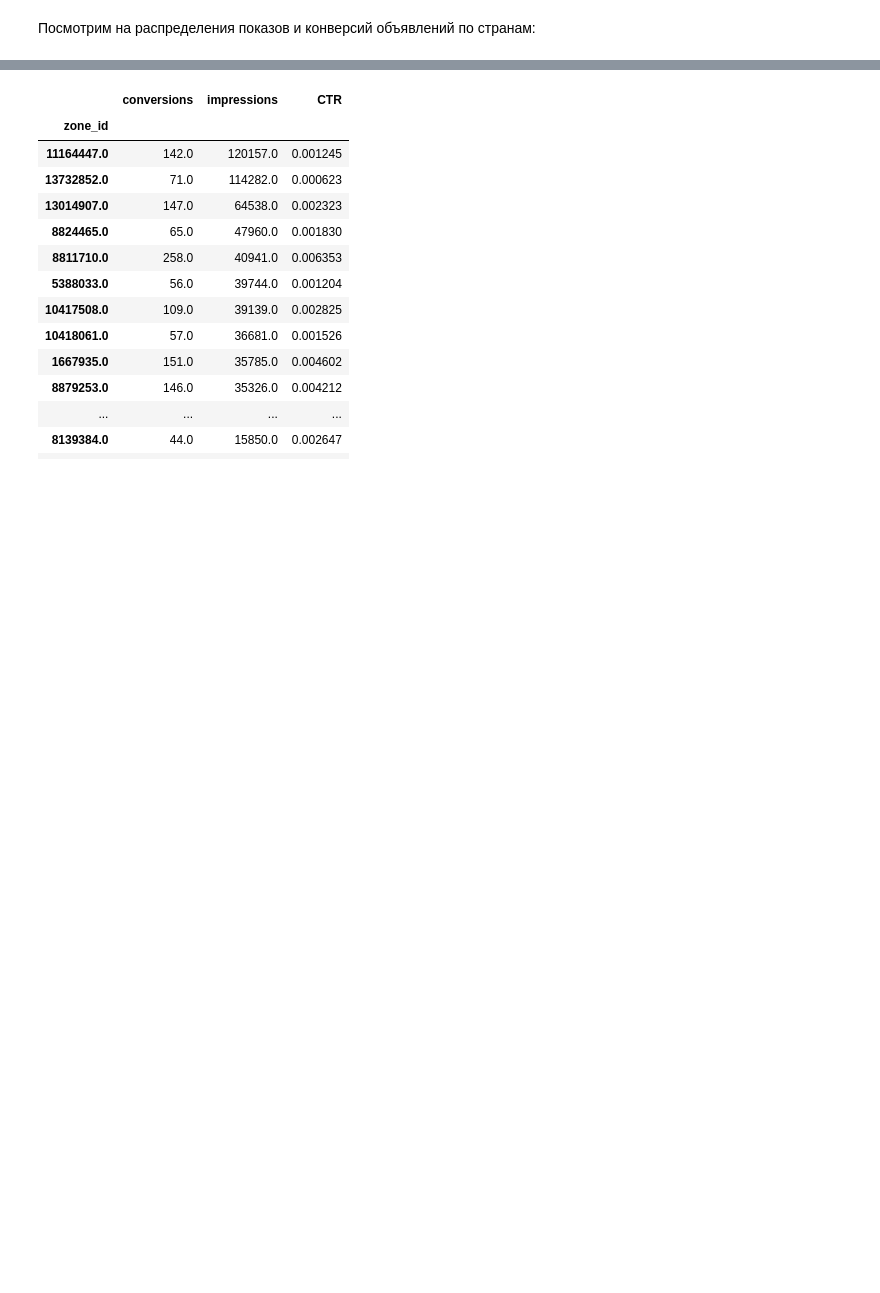
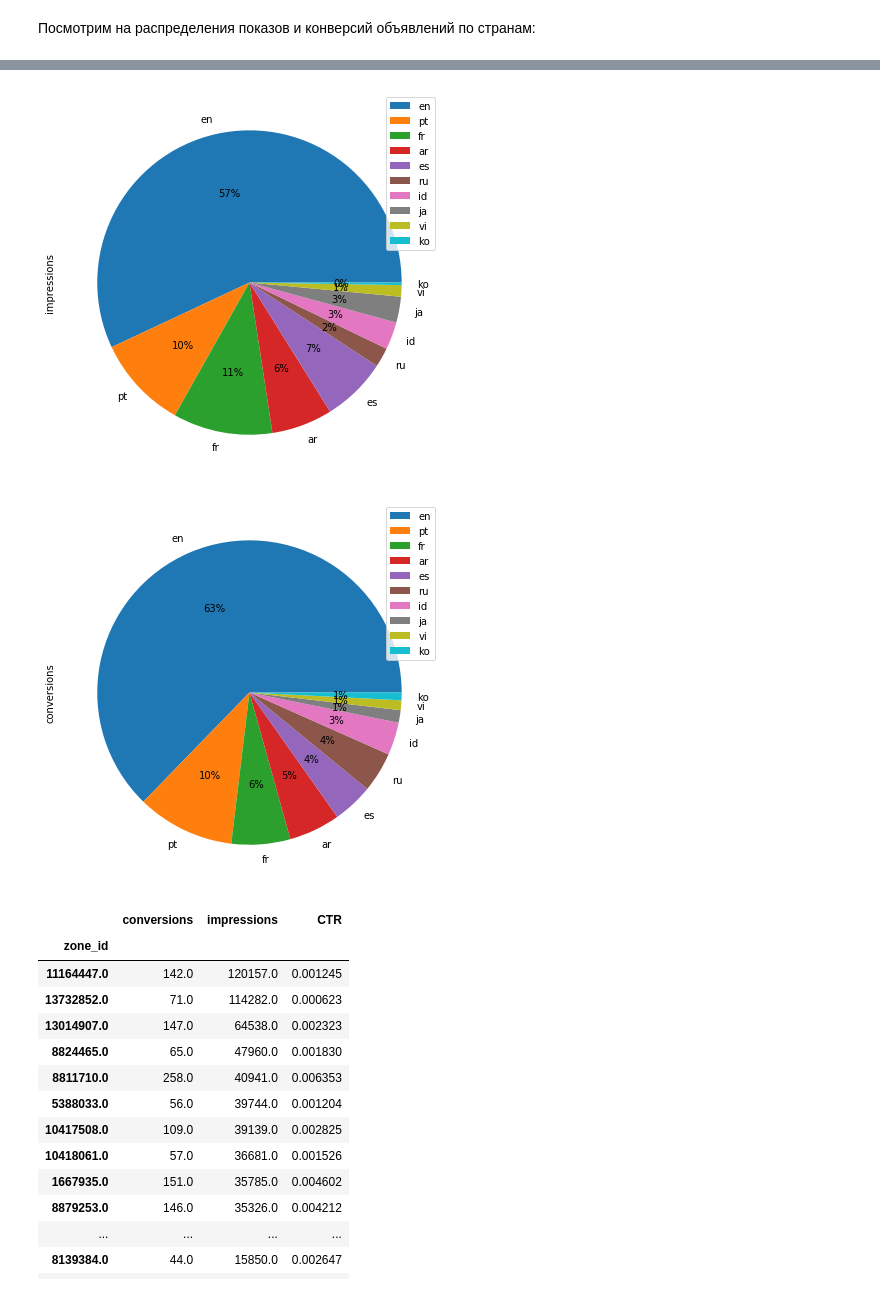
Before and after one commit to dmitrydonchenko/ctr_pred, a Jupyter notebook: estimate_feature_importances.ipynb, the cells around one changed output, grey strips where cells are left out. Cells and saved outputs as stored; diff of their text form; code cells hidden in the pictures; blank space fills up the shorter version.

```diff
--- a/estimate_feature_importances.ipynb
+++ b/estimate_feature_importances.ipynb
@@ -346,3 +344,9 @@ lang_conversions.head(10).plot(kind = 'pie', subplots = True);
+# %%
+lang_conversions.head(10).plot(kind = 'pie', y = 'impressions', figsize = (7, 7), autopct='%1.0f%%');
+lang_conversions.head(10).plot(kind = 'pie', y = 'conversions', figsize = (7, 7), autopct='%1.0f%%');
+# %% [output]
+[figure, added]
+[figure, added]
 # %%
 source_df.groupby('zone_id').aggregate({'conversions' : 'sum', 'impressions' : 'sum', 'CTR' : 'mean'}).sort_values(by = 'impressions', ascending = False).head(20)
 # %% [output]
```
Also changed, not shown: parts of 12 cells of this notebook.
